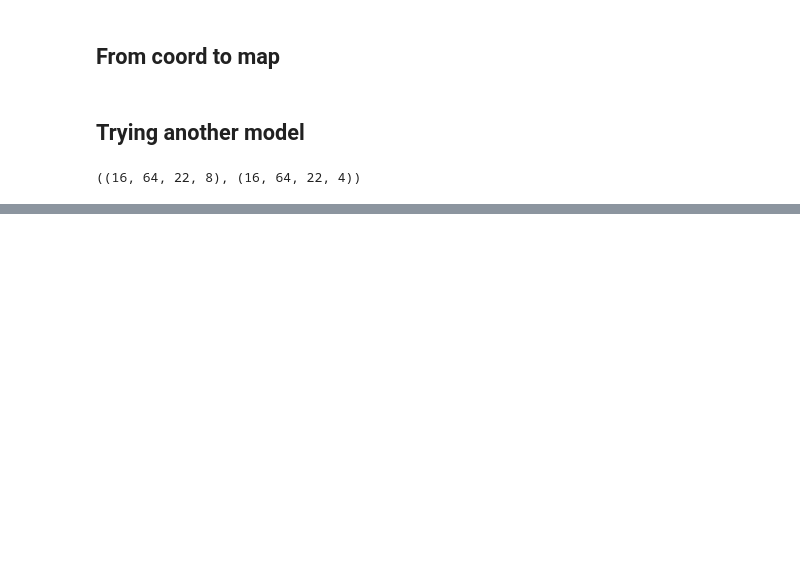
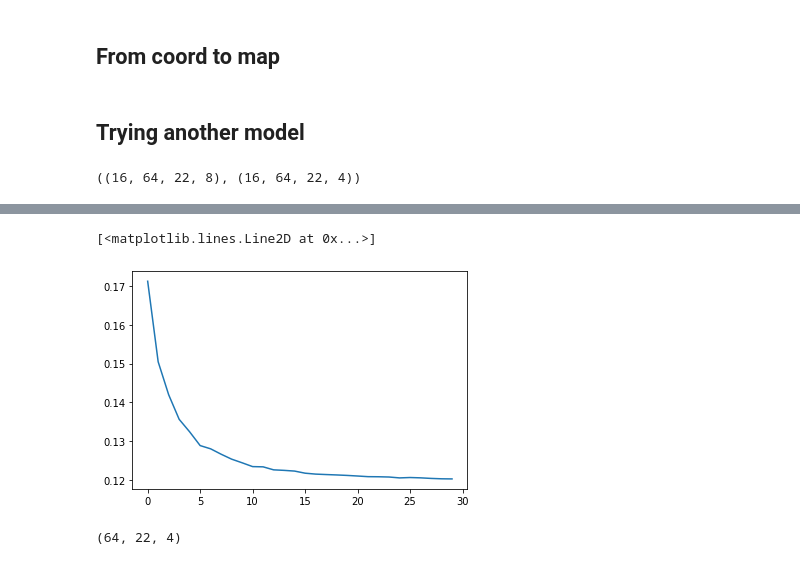
Before and after one commit to candiesforlife/minority_report, a Jupyter notebook: notebooks/cam_last_model_cnn.ipynb, the cells around one changed output, grey strips where cells are left out. Saved outputs shown, nothing was run; the diff lists cells and outputs as text; code cells hidden in the pictures; blank space fills up the shorter version.

```diff
--- a/notebooks/cam_last_model_cnn.ipynb
+++ b/notebooks/cam_last_model_cnn.ipynb
@@ -599,0 +625,5 @@ ValueError: in user code:
+# %%
+plt.plot(history.history['val_mae'])
+# %% [output]
+[<matplotlib.lines.Line2D at 0x...>]
+[figure, added]
@@ -599,0 +634,4 @@ ValueError: in user code:
+# %%
+y_pred[0].shape
+# %% [output]
+(64, 22, 4)
```
Also changed, not shown: parts of 26 cells of this notebook.
